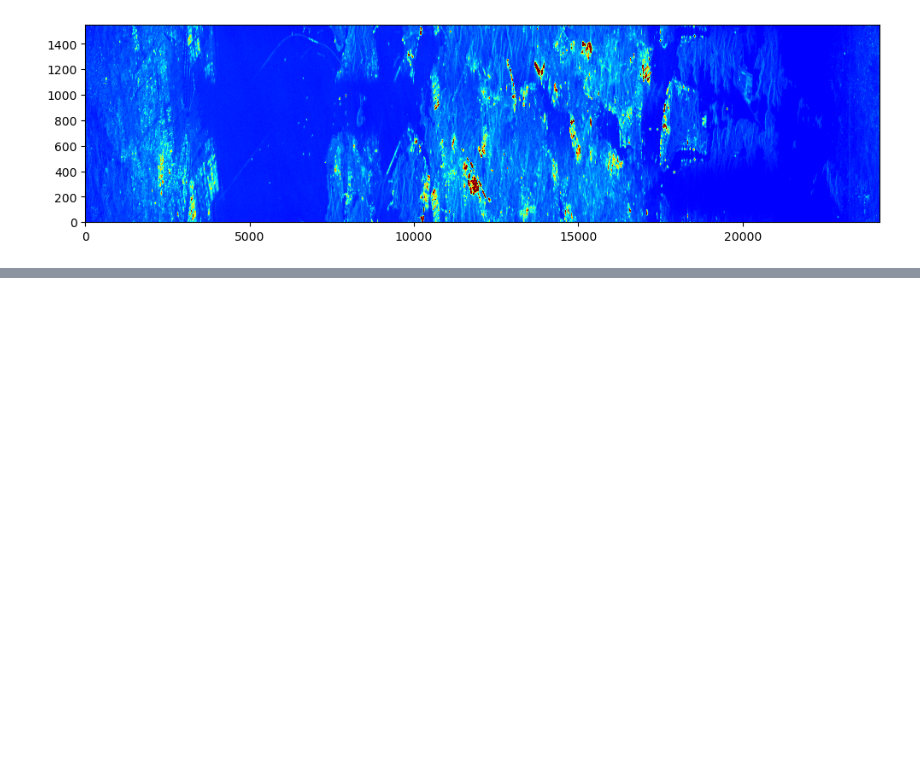
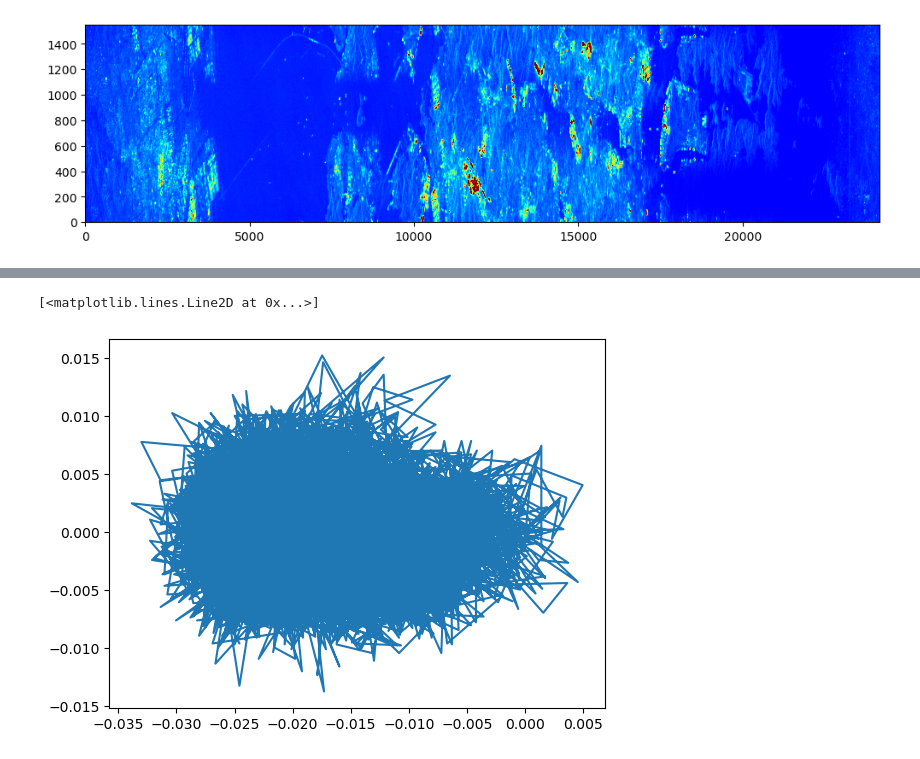
Before and after one commit to AndrewPlayer3/sar_processing, a Jupyter notebook: s1_level0/level_1.ipynb, the cells around one changed output, grey strips where cells are left out. Saved outputs shown, nothing was run; the diff lists cells and outputs as text; code cells hidden in the pictures; blank space fills up the shorter version.

```diff
--- a/s1_level0/level_1.ipynb
+++ b/s1_level0/level_1.ipynb
@@ -520,6 +531,9 @@ burst_packet_pairs = get_packets_in_burst(swath_packets, 10)
 burst_packets = [packet for packet, _ in burst_packet_pairs]
 packet_indecies = [index for _, index in burst_packet_pairs]
 header = burst_packets[0].get_secondary_header()
+
+first_index = packet_indecies[0]
+last_index = packet_indecies[-1]
 # %% [markdown]
 ### Load State Vectors
 # %%
@@ -556,0 +578,12 @@ plot_signals(image, do_pop_out=False)
+# %%
+pri = header['pri'] * 1e-6
+prf = 1 / pri
+v_norm = np.asarray([np.linalg.norm(velocity) for velocity in velocities])
+steering_angles = get_azimuth_steering_angles(burst_packets)
+steering_rate = get_azimuth_steering_rate(steering_angles, pri)
+dc_rate = calculate_doppler_centroid_rate(v_norm, steering_rate)
+az_times = np.arange(0, num_az, 1) * pri
+burst_length = az_times[-1]
+deramping_signal = np.exp(1j * pi * dc_rate * (az_times - (burst_length/2))**2)
+
+deramped = np.multiply(deramping_signal[:, np.newaxis], ifft2(range_compressed))
@@ -556,0 +621,6 @@ plot_signals(image, do_pop_out=False)
+# %%
+accc = average_phase_increment(deramped)
+plt.plot(accc.real, accc.imag)
+# %% [output]
+[<matplotlib.lines.Line2D at 0x...>]
+[figure, added]
```
Also changed, not shown: parts of 21 cells of this notebook.
